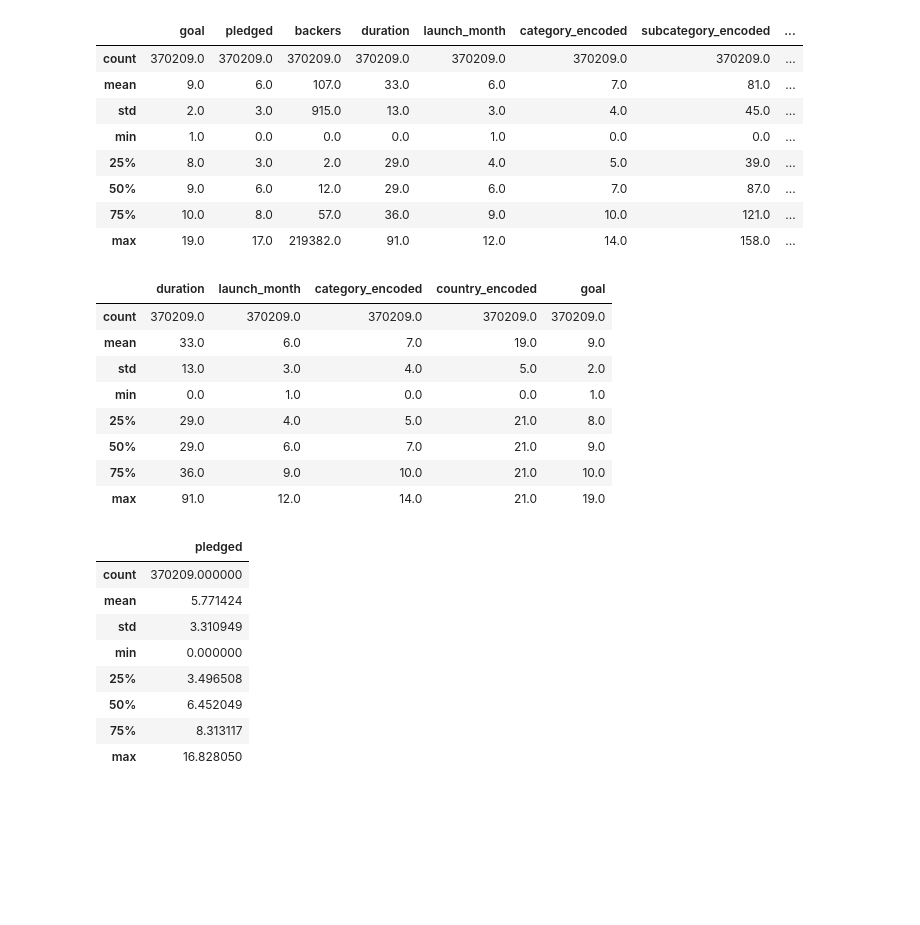
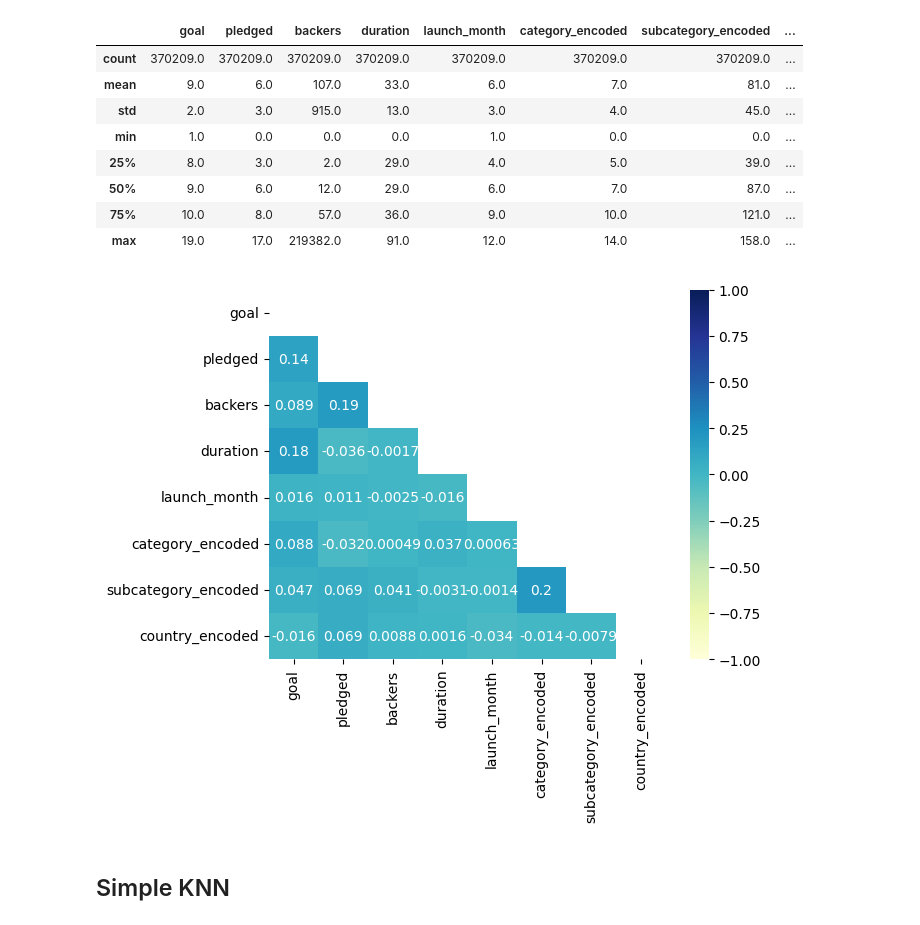
Before and after one commit to rouven-pampus/kickstart_masters, a Jupyter notebook: 03_Model_KNN.ipynb, the cells around one changed output. Cells and saved outputs as stored; diff of their text form; code cells hidden in the pictures; blank space fills up the shorter version.

```diff
--- a/03_Model_KNN.ipynb
+++ b/03_Model_KNN.ipynb
@@ -48,5 +46,14 @@ df.describe().round(0)
 | 50% | 9.0 | 6.0 | 12.0 | 29.0 | 6.0 | 7.0 | 87.0 | ... |
 | 75% | 10.0 | 8.0 | 57.0 | 36.0 | 9.0 | 10.0 | 121.0 | ... |
 | max | 19.0 | 17.0 | 219382.0 | 91.0 | 12.0 | 14.0 | 158.0 | ... |
+# %%
+# Correlation heatmap
+correlations = df.corr(numeric_only=True)
+mask = np.triu(correlations)
+sns.heatmap(correlations , vmax=1, vmin=-1, annot=True, mask=mask, cmap="YlGnBu");
+# %% [output]
+[figure, added]
+# %% [markdown]
+## Simple KNN
 # %%
 #defining target and other variables
@@ -55,26 +61,0 @@ y = df[['pledged']]
-# %%
-#check for X
-X.describe().round(0)
-# %% [output]
-|  | duration | launch_month | category_encoded | country_encoded | goal |
-| count | 370209.0 | 370209.0 | 370209.0 | 370209.0 | 370209.0 |
-| mean | 33.0 | 6.0 | 7.0 | 19.0 | 9.0 |
-| std | 13.0 | 3.0 | 4.0 | 5.0 | 2.0 |
-| min | 0.0 | 1.0 | 0.0 | 0.0 | 1.0 |
-| 25% | 29.0 | 4.0 | 5.0 | 21.0 | 8.0 |
-| 50% | 29.0 | 6.0 | 7.0 | 21.0 | 9.0 |
-| 75% | 36.0 | 9.0 | 10.0 | 21.0 | 10.0 |
-| max | 91.0 | 12.0 | 14.0 | 21.0 | 19.0 |
-# %%
-#Check for y
-y.describe()
-# %% [output]
-|  | pledged |
-| count | 370209.000000 |
-| mean | 5.771424 |
-| std | 3.310949 |
-| min | 0.000000 |
-| 25% | 3.496508 |
-| 50% | 6.452049 |
-| 75% | 8.313117 |
-| max | 16.828050 |
```
Also changed, not shown: parts of 8 cells of this notebook, 1 other file.
